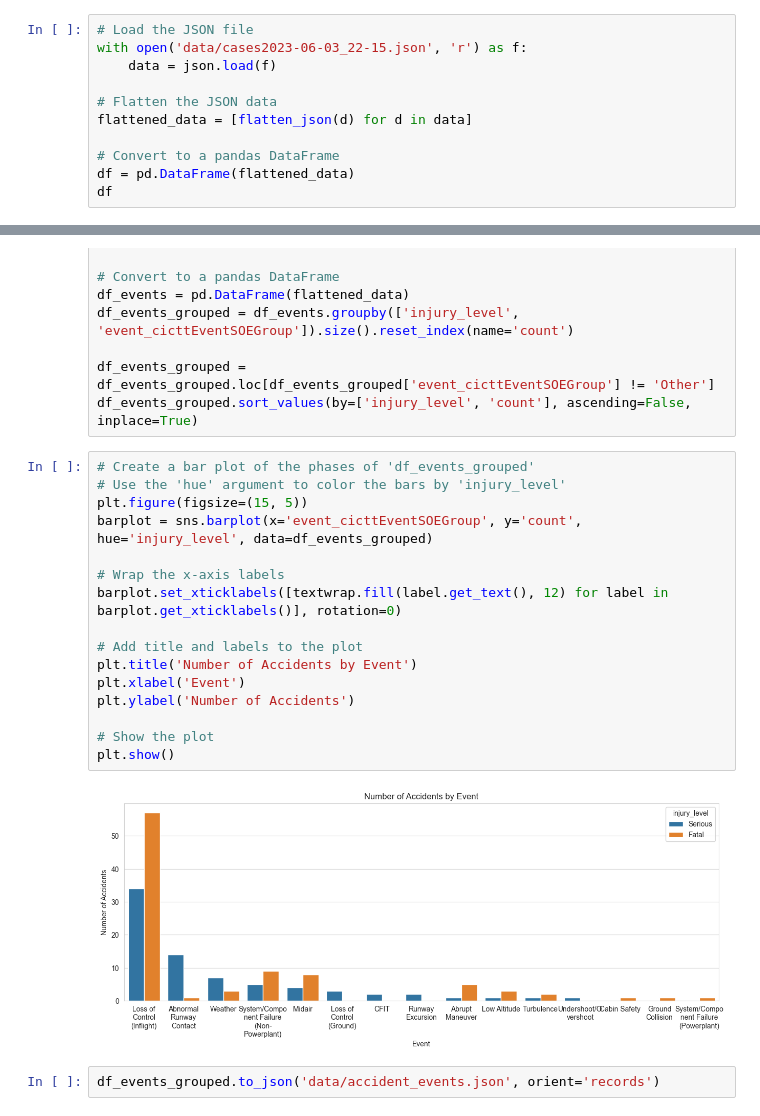
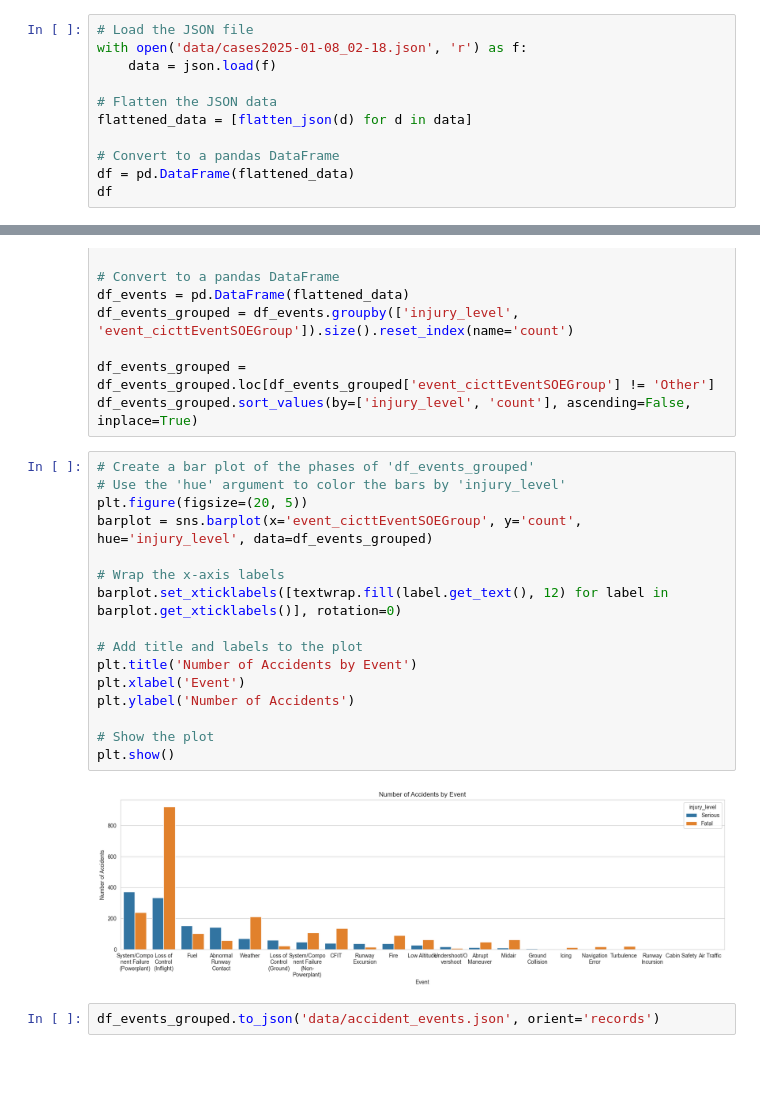
Before and after one commit to AlexCodeGlider/ASEL_Safety_Analysis, a Jupyter notebook: ASEL_aviation_safety.ipynb, the cells around one changed output, grey strips where cells are left out. Cells and saved outputs as stored; diff of their text form; blank space fills up the shorter version.

```diff
--- a/ASEL_aviation_safety.ipynb
+++ b/ASEL_aviation_safety.ipynb
@@ -134,7 +134,7 @@ def fuzzy_join(df1, df2, key1, key2, threshold=90, limit=1):
     return df1
 # %%
 # Load the JSON file
-with open('data/cases2023-06-03_22-15.json', 'r') as f:
+with open('data/cases2025-01-08_02-18.json', 'r') as f:
     data = json.load(f)
 
 # Flatten the JSON data
@@ -363,21 +363,21 @@ df_events_grouped.sort_values(by=['injury_level', 'count'], ascending=False, inp
 # %%
 # Create a bar plot of the phases of 'df_events_grouped'
 # Use the 'hue' argument to color the bars by 'injury_level'
-plt.figure(figsize=(15, 5))
+plt.figure(figsize=(20, 5))
 barplot = sns.barplot(x='event_cicttEventSOEGroup', y='count', hue='injury_level', data=df_events_grouped)
 
 # Wrap the x-axis labels
 barplot.set_xticklabels([textwrap.fill(label.get_text(), 12) for label in barplot.get_xticklabels()], rotation=0)
 
 # Add title and labels to the plot
 plt.title('Number of Accidents by Event')
 plt.xlabel('Event')
 plt.ylabel('Number of Accidents')
 
 # Show the plot
 plt.show()
 # %% [output]
-[figure, old version]
+[figure, new version]
 # %%
 df_events_grouped.to_json('data/accident_events.json', orient='records')
 # %% [markdown]
```
Also changed, not shown: parts of 18 cells of this notebook, 7 other files.
